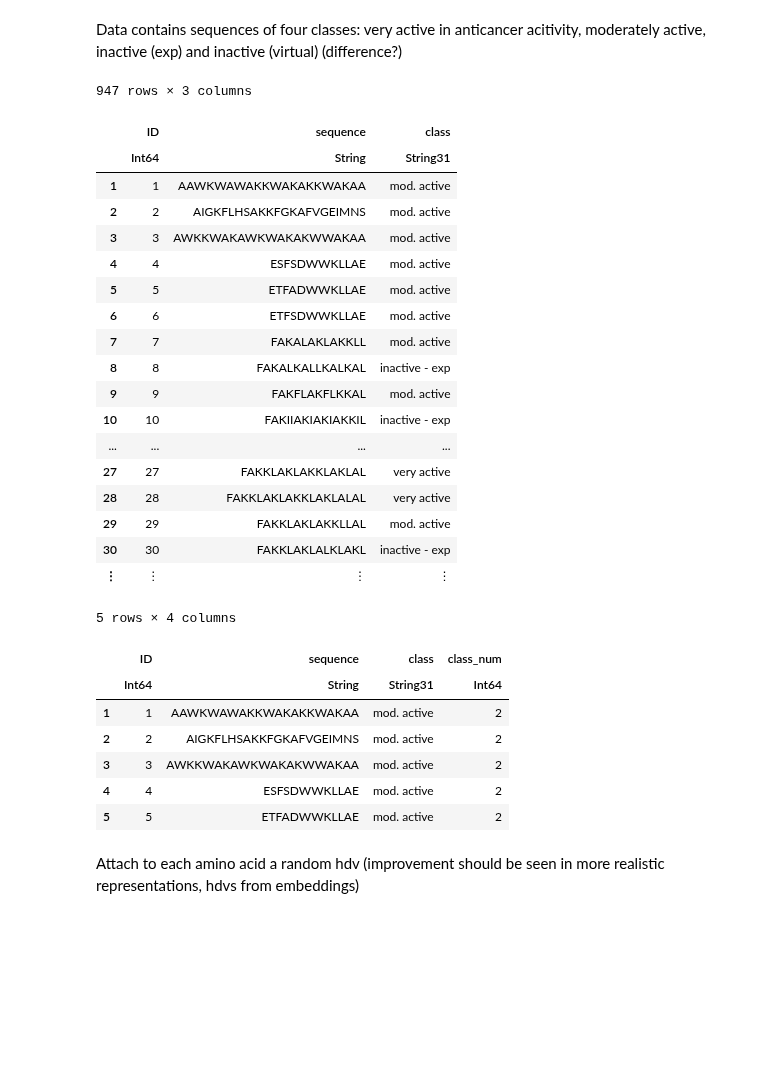
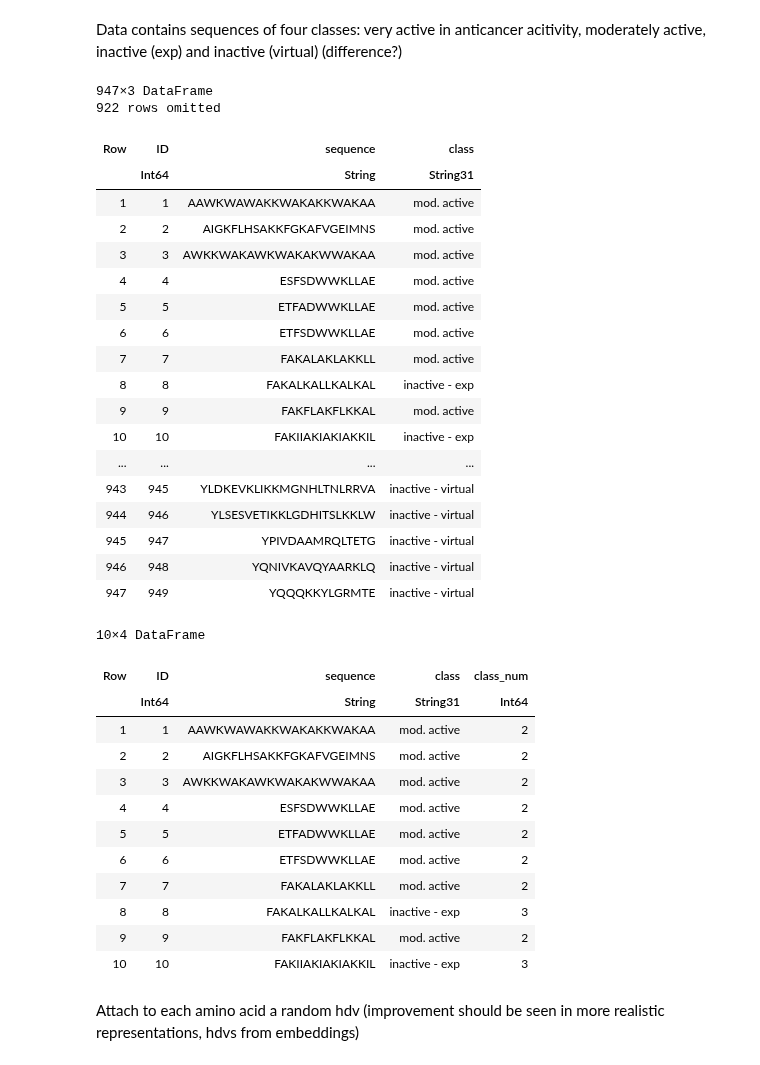
Before and after one commit to Micjanov/Master-Thesis, a Jupyter notebook: notebooks/HDCProtEx_brst.ipynb, the cells around one changed output. Cells and saved outputs as stored; diff of their text form; code cells hidden in the pictures; blank space fills up the shorter version.

```diff
--- a/notebooks/HDCProtEx_brst.ipynb
+++ b/notebooks/HDCProtEx_brst.ipynb
@@ -42,10 +42,11 @@ hamming
 Data contains sequences of four classes: very active in anticancer acitivity, moderately active, inactive (exp) and inactive (virtual) (difference?)
 # %%
 using DataFrames, CSV
-data = CSV.read("ProtExdata/ACPs_Breast_cancer.csv", DataFrame)
+data = CSV.read("C:\\Users\\mfatj\\Desktop\\Master-Thesis\\data\\ProtExdata\\ACPs_Breast_cancer.csv", DataFrame)
 # %% [output]
-947 rows × 3 columns
+947×3 DataFrame
+922 rows omitted
-|  | ID | sequence | class |
+| Row | ID | sequence | class |
 |  | Int64 | String | String31 |
 | 1 | 1 | AAWKWAWAKKWAKAKKWAKAA | mod. active |
 | 2 | 2 | AIGKFLHSAKKFGKAFVGEIMNS | mod. active |
@@ -58,26 +59,32 @@ data = CSV.read("ProtExdata/ACPs_Breast_cancer.csv", DataFrame)
 | 9 | 9 | FAKFLAKFLKKAL | mod. active |
 | 10 | 10 | FAKIIAKIAKIAKKIL | inactive - exp |
 | ... | ... | ... | ... |
-| 27 | 27 | FAKKLAKLAKKLAKLAL | very active |
-| 28 | 28 | FAKKLAKLAKKLAKLALAL | very active |
-| 29 | 29 | FAKKLAKLAKKLLAL | mod. active |
-| 30 | 30 | FAKKLAKLALKLAKL | inactive - exp |
-| ⋮ | ⋮ | ⋮ | ⋮ |
+| 943 | 945 | YLDKEVKLIKKMGNHLTNLRRVA | inactive - virtual |
+| 944 | 946 | YLSESVETIKKLGDHITSLKKLW | inactive - virtual |
+| 945 | 947 | YPIVDAAMRQLTETG | inactive - virtual |
+| 946 | 948 | YQNIVKAVQYAARKLQ | inactive - virtual |
+| 947 | 949 | YQQQKKYLGRMTE | inactive - virtual |
 # %%
 unique(data.class)
 class_num = [i == "very active" ? 1 : i == "mod. active" ? 2 : i == "inactive - exp" ? 3 : 4 for i in data.class]
 data[!, :class_num] = class_num
-data = data[data.class_num .!= 4, :]
-first(data, 5)
+data2 = data[data.class_num .!= 4, :]
+first(data, 10)
+first(data2, 10)
 # %% [output]
-5 rows × 4 columns
+10×4 DataFrame
-|  | ID | sequence | class | class_num |
+| Row | ID | sequence | class | class_num |
 |  | Int64 | String | String31 | Int64 |
 | 1 | 1 | AAWKWAWAKKWAKAKKWAKAA | mod. active | 2 |
 | 2 | 2 | AIGKFLHSAKKFGKAFVGEIMNS | mod. active | 2 |
 | 3 | 3 | AWKKWAKAWKWAKAKWWAKAA | mod. active | 2 |
 | 4 | 4 | ESFSDWWKLLAE | mod. active | 2 |
 | 5 | 5 | ETFADWWKLLAE | mod. active | 2 |
+| 6 | 6 | ETFSDWWKLLAE | mod. active | 2 |
+| 7 | 7 | FAKALAKLAKKLL | mod. active | 2 |
+| 8 | 8 | FAKALKALLKALKAL | inactive - exp | 3 |
+| 9 | 9 | FAKFLAKFLKKAL | mod. active | 2 |
+| 10 | 10 | FAKIIAKIAKIAKKIL | inactive - exp | 3 |
 # %% [markdown]
 Attach to each amino acid a random hdv (improvement should be seen in more realistic representations, hdvs from embeddings)
 # %%
```
Also changed, not shown: parts of 17 cells of this notebook, 16 other files.
